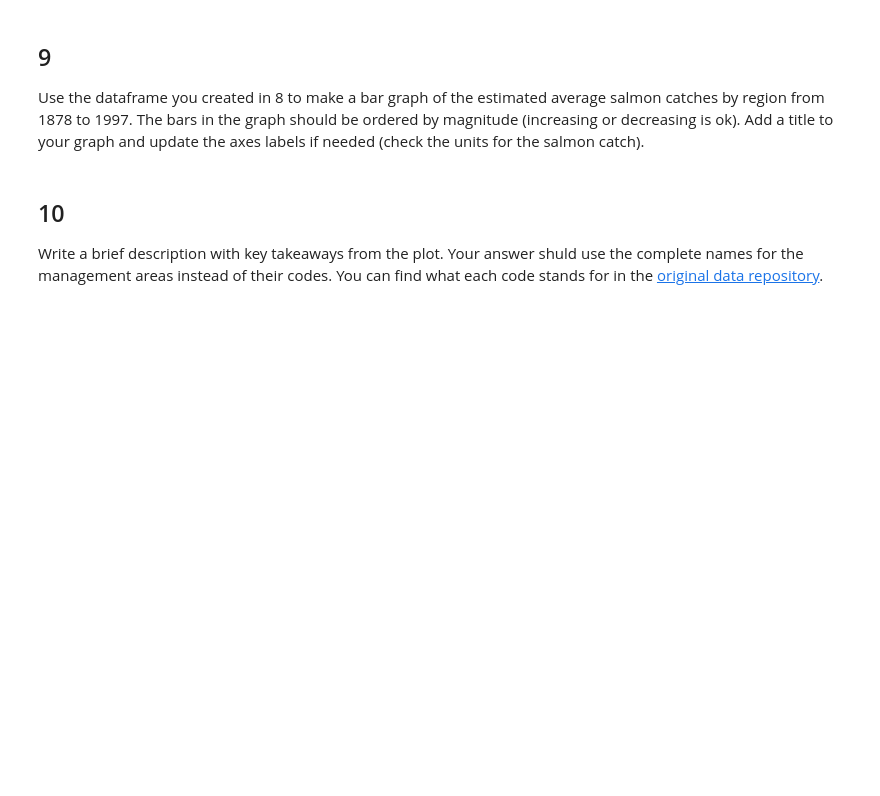
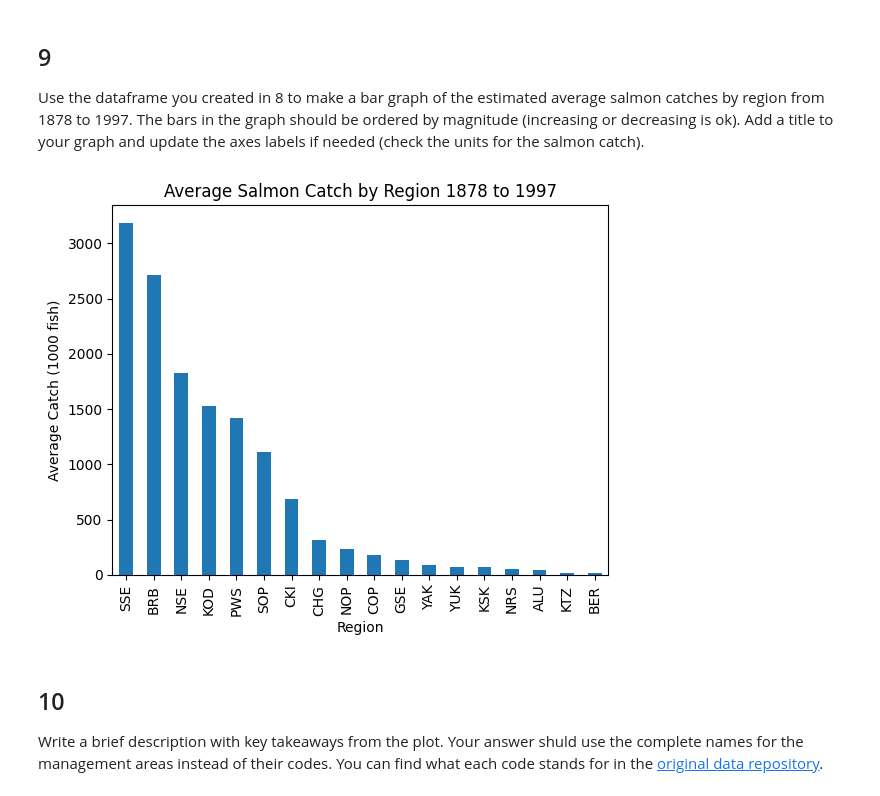
Before and after one commit to ceh58/eds220-hwk2, a Jupyter notebook: hwk2-task2-salmon.ipynb, the cells around one changed output. Cells and saved outputs as stored; diff of their text form; code cells hidden in the pictures; blank space fills up the shorter version.

```diff
--- a/hwk2-task2-salmon.ipynb
+++ b/hwk2-task2-salmon.ipynb
@@ -253,6 +256,14 @@ Name: Catch, dtype: float64
 ## 9
 
 Use the dataframe you created in 8 to make a bar graph of the estimated average salmon catches by region from 1878 to 1997. The bars in the graph should be ordered by magnitude (increasing or decreasing is ok). Add a title  to your graph and update the axes labels if needed (check the units for the salmon catch).
+# %%
+# Make a bar graph of average salmon catches
+avg_region.sort_values(ascending=False).plot.bar(x= 'Region')
+plt.title('Average Salmon Catch by Region 1878 to 1997')
+plt.ylabel('Average Catch (1000 fish)')
+plt.show()
+# %% [output]
+[figure, added]
 # %% [markdown]
 <!-- END QUESTION -->
 
```
Also changed, not shown: parts of 2 cells of this notebook.
